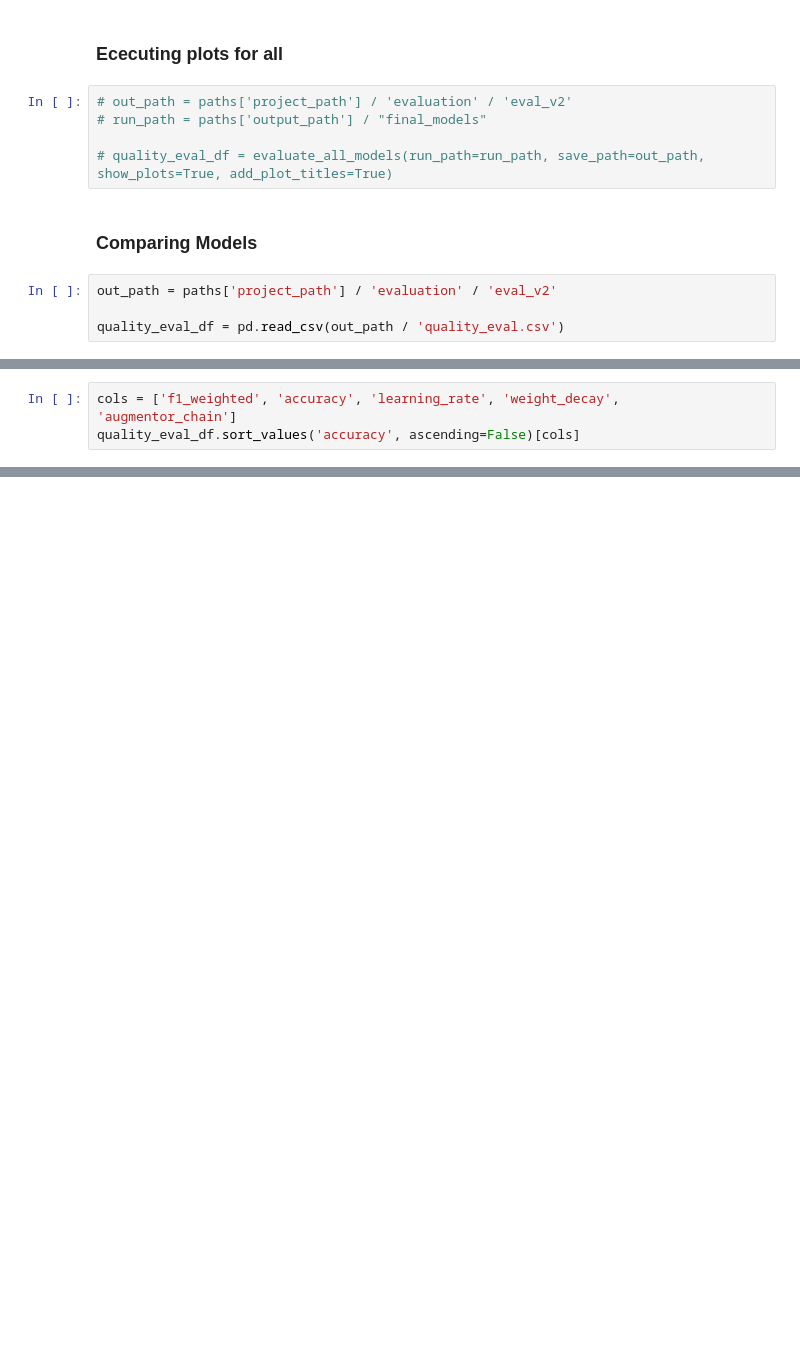
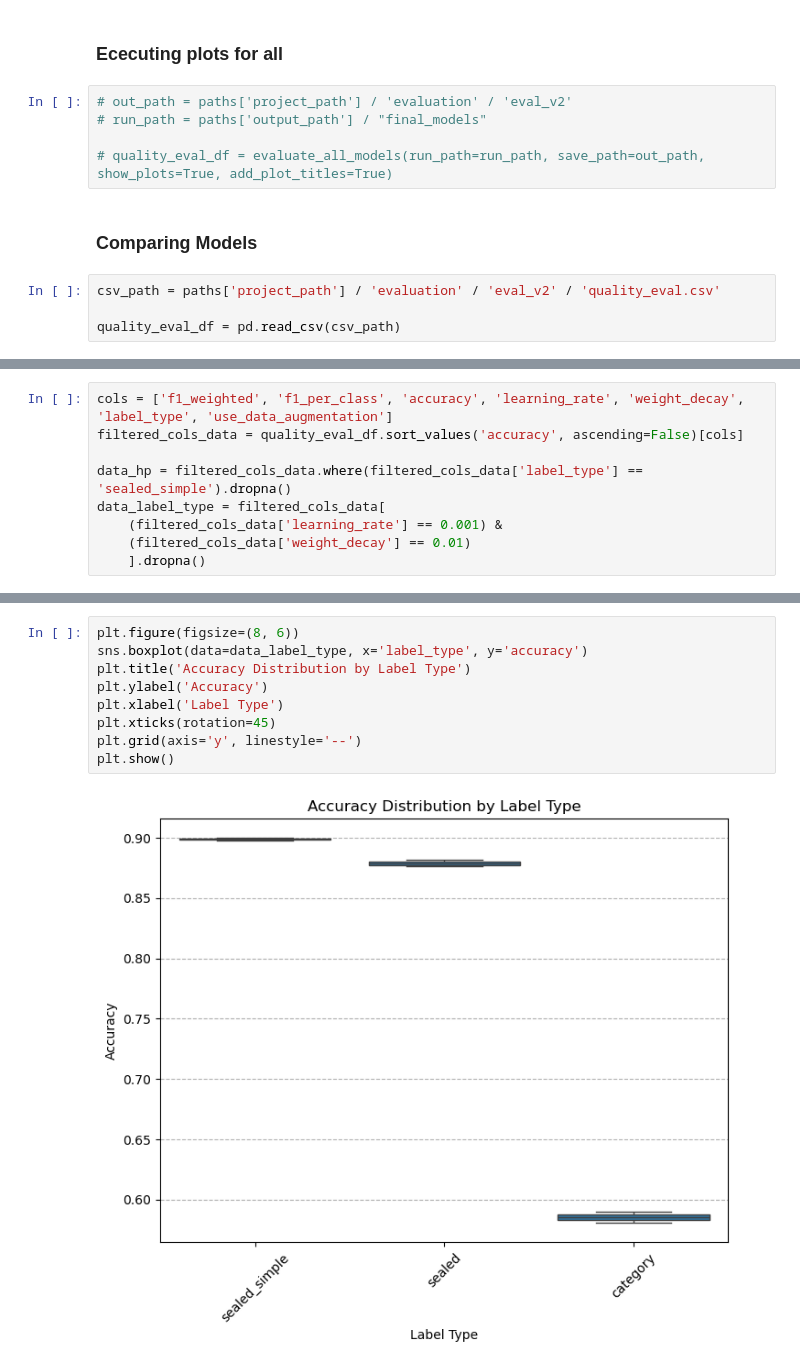
Before and after one commit to juliankraft/TermPaper2_RasterClassification, a Jupyter notebook: code/analysis/visualizations.ipynb, the cells around one changed output, grey strips where cells are left out. Saved outputs shown, nothing was run; the diff lists cells and outputs as text; blank space fills up the shorter version.

```diff
--- a/code/analysis/visualizations.ipynb
+++ b/code/analysis/visualizations.ipynb
@@ -700,6 +700,6 @@ def evaluate_all_models(run_path: str, save_path: str=None, show_plots: bool=Fal
 # %% [markdown]
 ### Comparing Models
 # %%
-out_path = paths['project_path'] / 'evaluation' / 'eval_v2'
+csv_path = paths['project_path'] / 'evaluation' / 'eval_v2' / 'quality_eval.csv'
 
-quality_eval_df = pd.read_csv(out_path / 'quality_eval.csv')
+quality_eval_df = pd.read_csv(csv_path)
@@ -706,3 +721,9 @@ quality_eval_df = pd.read_csv(out_path / 'quality_eval.csv')
 # %%
-cols = ['f1_weighted', 'accuracy', 'learning_rate', 'weight_decay', 'augmentor_chain']
-quality_eval_df.sort_values('accuracy', ascending=False)[cols]
+cols = ['f1_weighted', 'f1_per_class', 'accuracy', 'learning_rate', 'weight_decay', 'label_type', 'use_data_augmentation']
+filtered_cols_data = quality_eval_df.sort_values('accuracy', ascending=False)[cols]
+
+data_hp = filtered_cols_data.where(filtered_cols_data['label_type'] == 'sealed_simple').dropna()
+data_label_type = filtered_cols_data[
+    (filtered_cols_data['learning_rate'] == 0.001) &
+    (filtered_cols_data['weight_decay'] == 0.01)
+    ].dropna()
@@ -726,0 +740,11 @@ quality_eval_df.sort_values('accuracy', ascending=False)[cols]
+# %%
+plt.figure(figsize=(8, 6))
+sns.boxplot(data=data_label_type, x='label_type', y='accuracy')
+plt.title('Accuracy Distribution by Label Type')
+plt.ylabel('Accuracy')
+plt.xlabel('Label Type')
+plt.xticks(rotation=45)
+plt.grid(axis='y', linestyle='--')
+plt.show()
+# %% [output]
+[figure, added]
```
Also changed, not shown: parts of 6 cells of this notebook.
